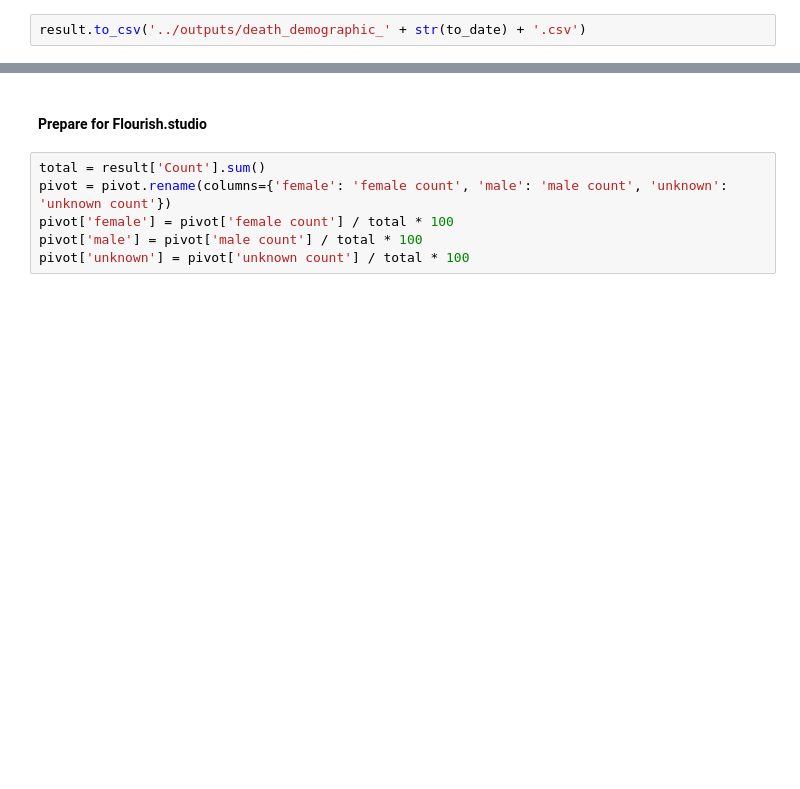
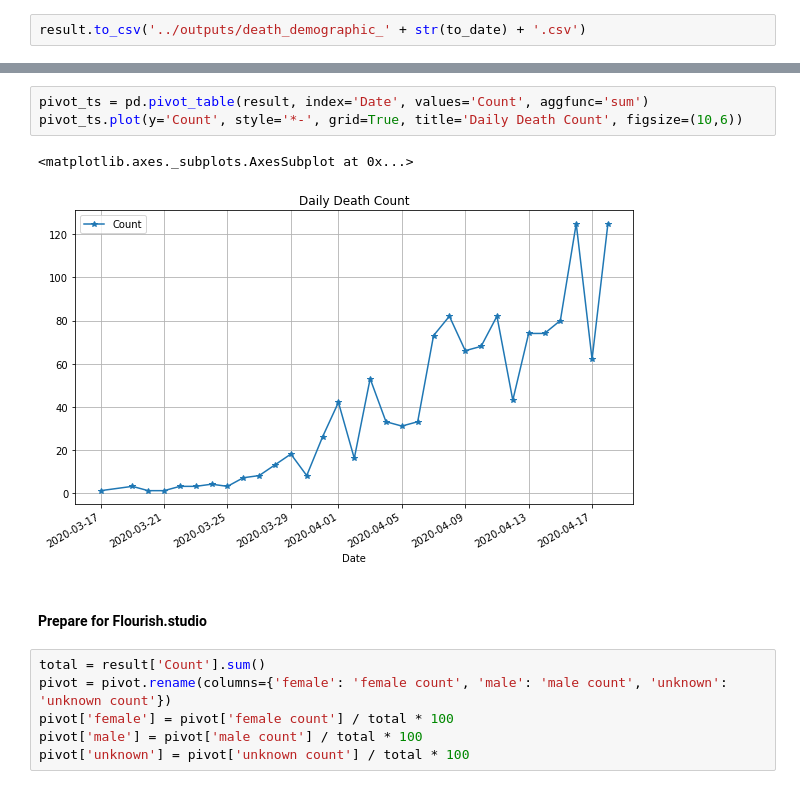
Before and after one commit to jianxu305/nCov2019_analysis, a Jupyter notebook: src/IL_death_demographic.ipynb, the cells around one changed output, grey strips where cells are left out. Drawn from its saved outputs; the diff is of its cells as text; blank space fills up the shorter version.

```diff
--- a/src/IL_death_demographic.ipynb
+++ b/src/IL_death_demographic.ipynb
@@ -72,3 +53,9 @@ pivot.plot.bar(stacked=True, figsize=(10, 6), grid=True, title='IL Coronavirus D
+# %%
+pivot_ts = pd.pivot_table(result, index='Date', values='Count', aggfunc='sum')
+pivot_ts.plot(y='Count', style='*-', grid=True, title='Daily Death Count', figsize=(10,6))
+# %% [output]
+<matplotlib.axes._subplots.AxesSubplot at 0x...>
+[figure, added]
 # %% [markdown]
 #### Prepare for Flourish.studio
 # %%
```
Also changed, not shown: parts of 6 cells of this notebook, 3 other files.
